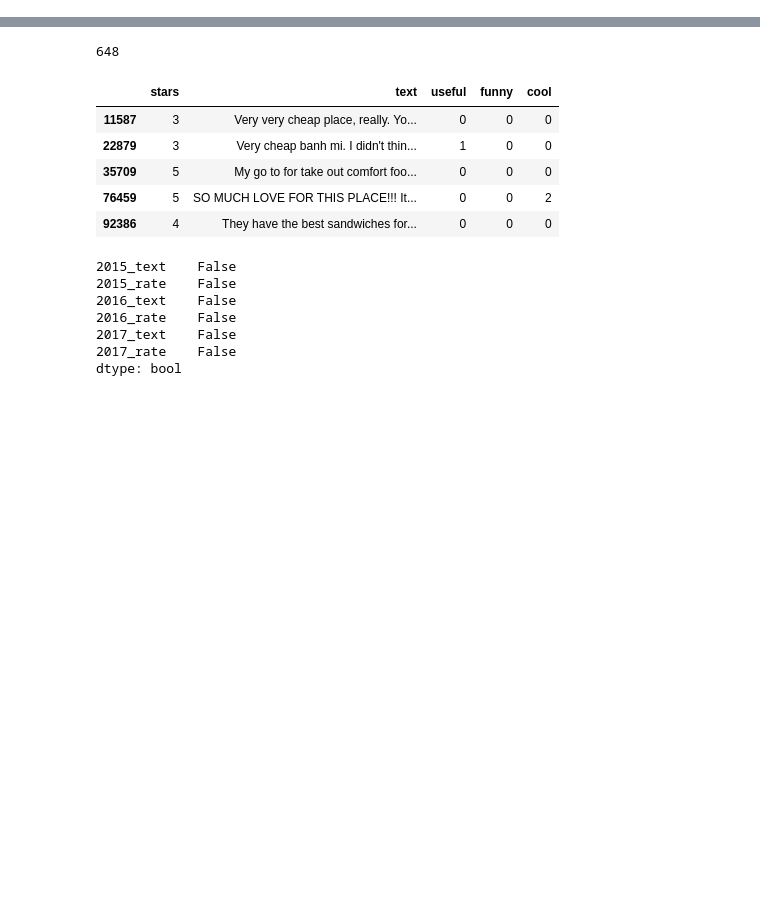
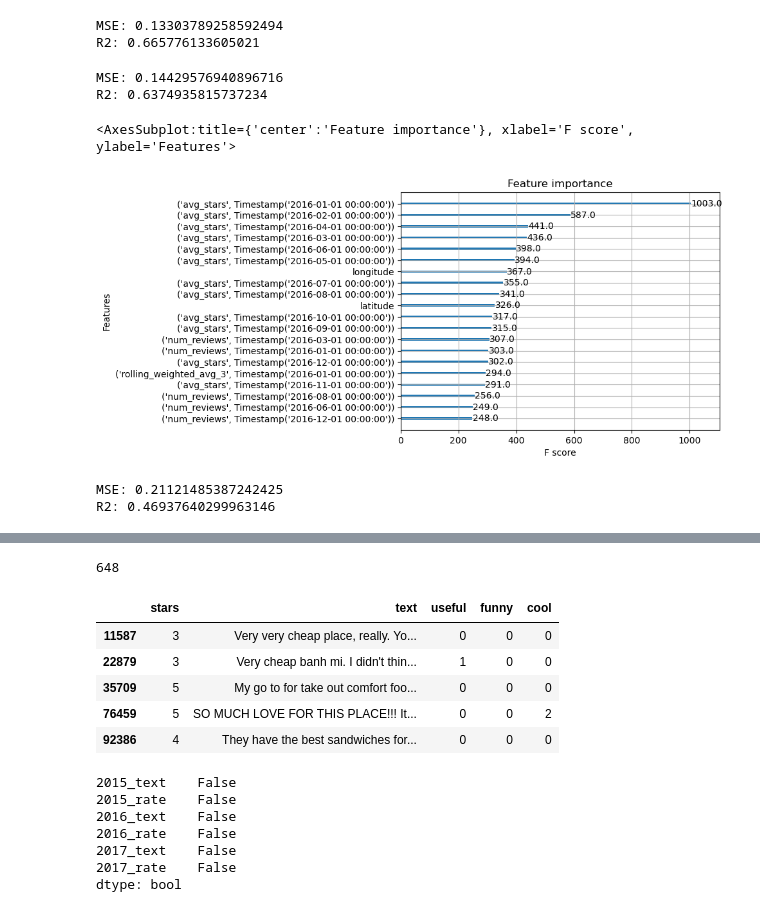
Before and after one commit to Joeyzect/Analytics_Edge_2022, a Jupyter notebook: notebooks/02-joseph-bert.ipynb, the cells around one changed output, grey strips where cells are left out. Saved outputs shown, nothing was run; the diff lists cells and outputs as text; code cells hidden in the pictures; blank space fills up the shorter version.

```diff
--- a/notebooks/02-joseph-bert.ipynb
+++ b/notebooks/02-joseph-bert.ipynb
@@ -9,0 +363,2 @@ from collections import Counter
+# %%
+myfinaldata = pd.merge(mydata, business_final, on='business_id')
@@ -9,0 +410,58 @@ from collections import Counter
+# %%
+#train test split
+from sklearn.model_selection import train_test_split
+from sklearn.linear_model import LinearRegression
+from sklearn.metrics import mean_squared_error
+from sklearn.metrics import r2_score
+
+X_train, X_test, y_train, y_test = train_test_split(myfinaldata.drop(['mean', 'business_id'], axis=1), mydata['mean'], test_size=0.2, random_state=42)
+# %%
+#model
+from sklearn.linear_model import LinearRegression
+from sklearn.metrics import mean_squared_error
+from sklearn.metrics import r2_score
+
+lr = LinearRegression()
+lr.fit(X_train, y_train)
+y_pred = lr.predict(X_test)
+print('MSE:', mean_squared_error(y_test, y_pred))
+print('R2:', r2_score(y_test, y_pred))
+#MSE: 0.1311624327731072
+#R2: 0.6704877493539212
+# %% [output]
+MSE: 0.13303789258592494
+R2: 0.665776133605021
+# %%
+# xgboost
+
+import xgboost as xgb
+
+xgb_model = xgb.XGBRegressor(random_state=42, n_estimators=1000, learning_rate=0.05, max_depth=5, subsample=0.8,)
+xgb_model.fit(X_train, y_train)
+y_pred = xgb_model.predict(X_test)
+print('MSE:', mean_squared_error(y_test, y_pred))
+print('R2:', r2_score(y_test, y_pred))
+#MSE: 0.14418642142993382
+#R2: 0.6377682905579429
+# %% [output]
+MSE: 0.14429576940896716
+R2: 0.6374935815737234
+# %%
+#plot xgboost feature importance
+xgb.plot_importance(xgb_model, max_num_features=20)
+# %% [output]
+<AxesSubplot:title={'center':'Feature importance'}, xlabel='F score', ylabel='Features'>
+[figure, added]
+# %%
+# CART
+
+from sklearn.tree import DecisionTreeRegressor
+
+cart = DecisionTreeRegressor(random_state=42, max_depth=5)
+cart.fit(X_train, y_train)
+y_pred = cart.predict(X_test)
+print('MSE:', mean_squared_error(y_test, y_pred))
+print('R2:', r2_score(y_test, y_pred))
+# %% [output]
+MSE: 0.21121485387242425
+R2: 0.46937640299963146
```
Also changed, not shown: parts of 89 cells of this notebook.
